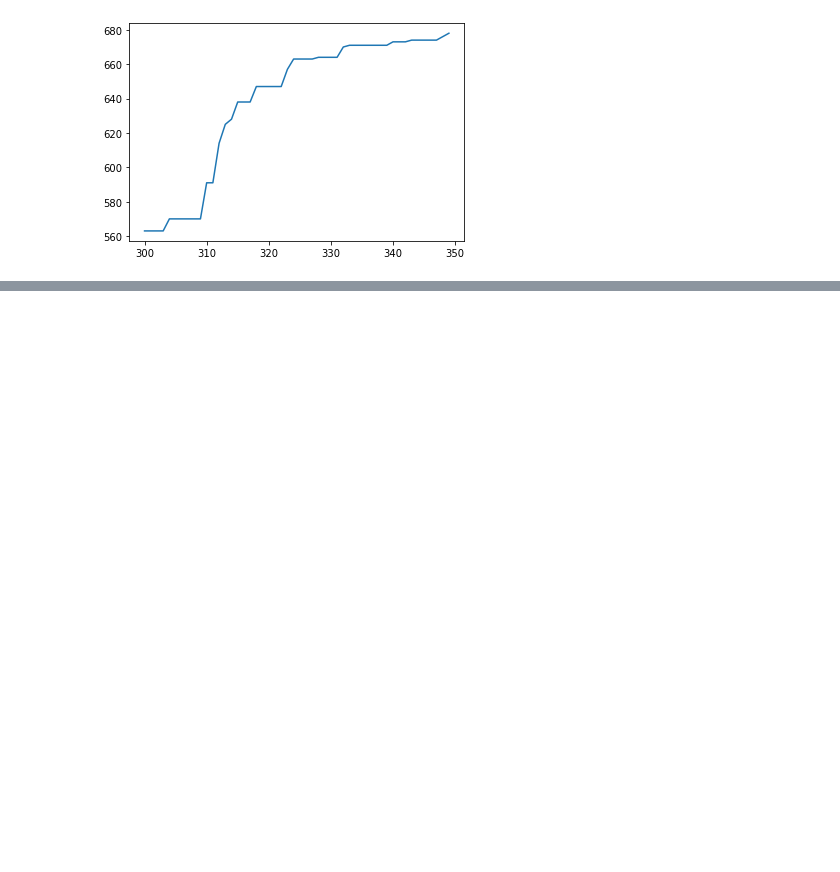
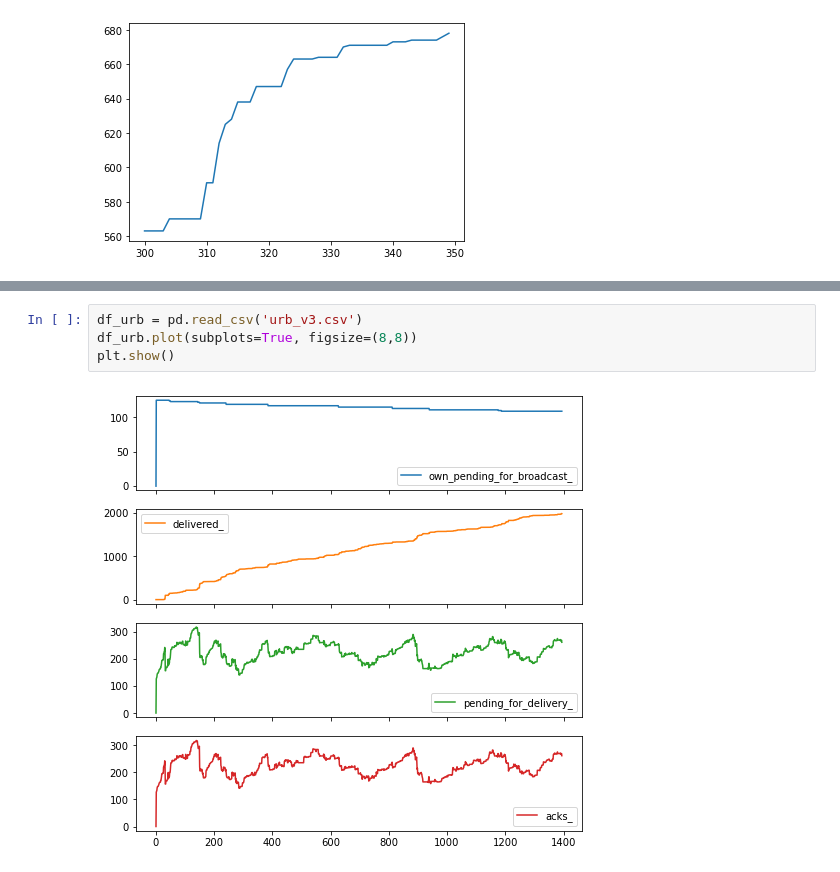
Before and after one commit to jsilll/distributed-algorithms-project, a Jupyter notebook: tools/analyze.ipynb, the cells around one changed output, grey strips where cells are left out. Drawn from its saved outputs; the diff is of its cells as text; blank space fills up the shorter version.

```diff
--- a/tools/analyze.ipynb
+++ b/tools/analyze.ipynb
@@ -44,0 +41,6 @@ df_urb['acks_'][250:300].plot()
+# %%
+df_urb = pd.read_csv('urb_v3.csv')
+df_urb.plot(subplots=True, figsize=(8,8))
+plt.show()
+# %% [output]
+[figure, added]
```
Also changed, not shown: parts of 5 cells of this notebook, 5 other files.
